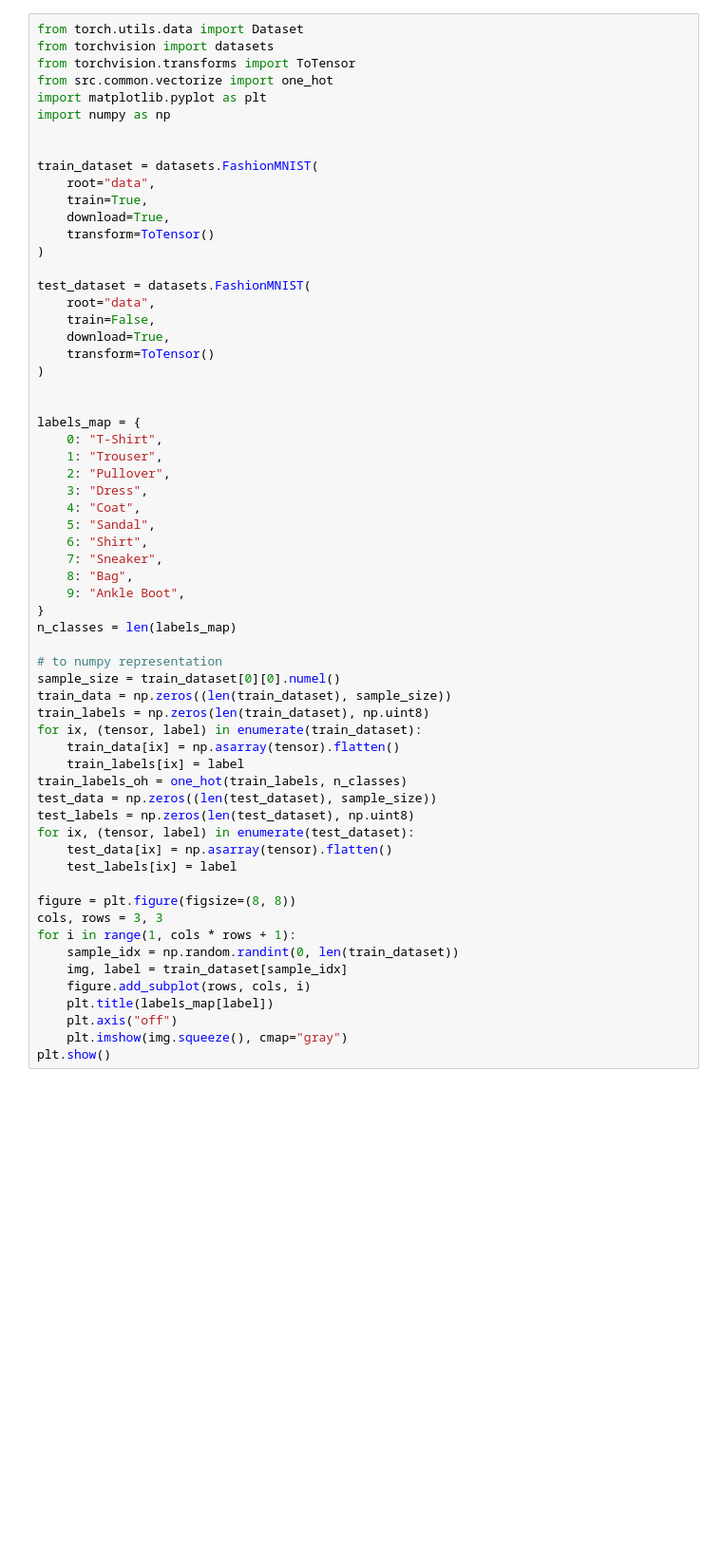
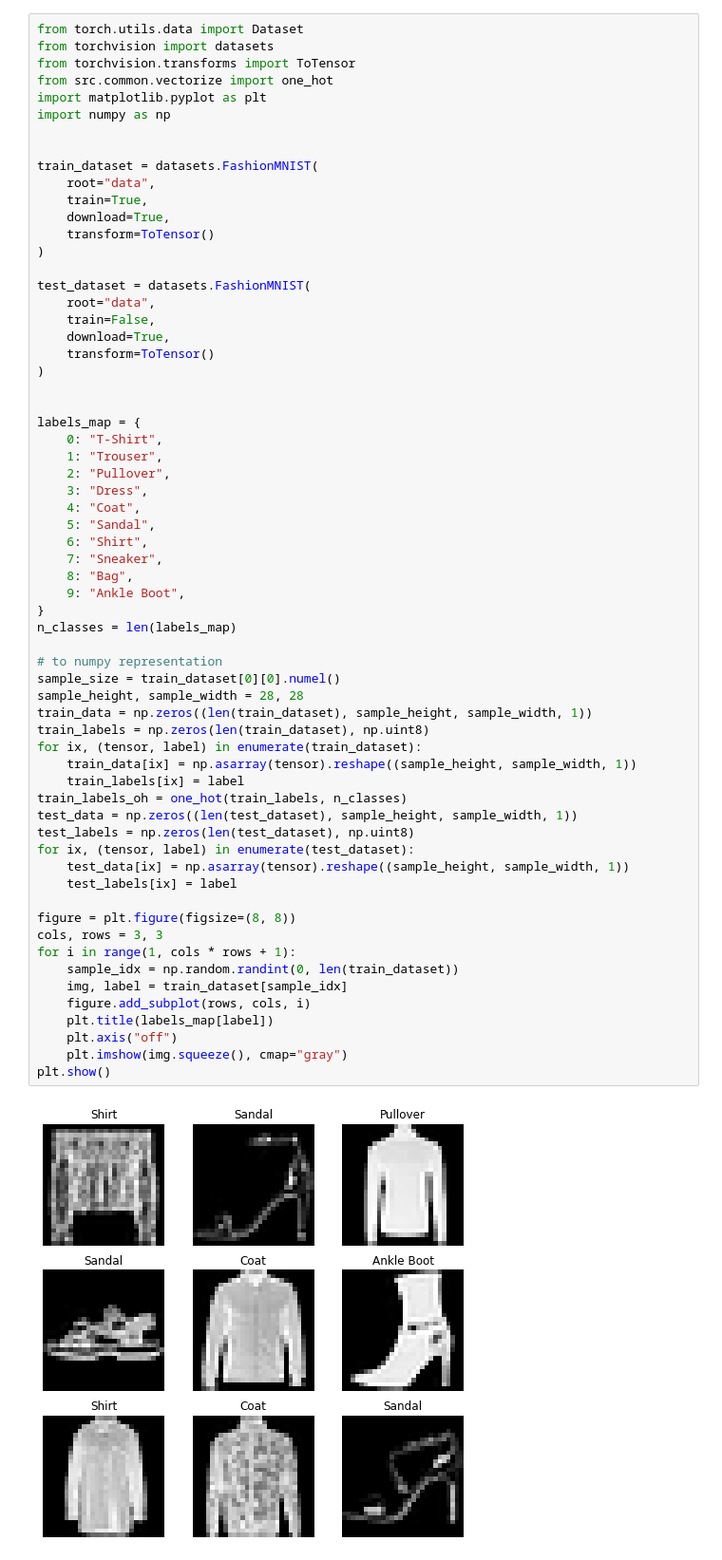
Before and after one commit to jroeger23/spass_mit_python, a Jupyter notebook: fashion_mnist_mlp.ipynb, the cells around one changed output. Shown: that part at 95% size. Drawn from its saved outputs; the diff is of its cells as text; blank space fills up the shorter version.

```diff
--- a/fashion_mnist_mlp.ipynb
+++ b/fashion_mnist_mlp.ipynb
@@ -29,37 +29,40 @@ labels_map = {
     3: "Dress",
     4: "Coat",
     5: "Sandal",
     6: "Shirt",
     7: "Sneaker",
     8: "Bag",
     9: "Ankle Boot",
 }
 n_classes = len(labels_map)
 
 # to numpy representation
 sample_size = train_dataset[0][0].numel()
-train_data = np.zeros((len(train_dataset), sample_size))
+sample_height, sample_width = 28, 28
+train_data = np.zeros((len(train_dataset), sample_height, sample_width, 1))
 train_labels = np.zeros(len(train_dataset), np.uint8)
 for ix, (tensor, label) in enumerate(train_dataset):
-    train_data[ix] = np.asarray(tensor).flatten()
+    train_data[ix] = np.asarray(tensor).reshape((sample_height, sample_width, 1))
     train_labels[ix] = label
 train_labels_oh = one_hot(train_labels, n_classes)
-test_data = np.zeros((len(test_dataset), sample_size))
+test_data = np.zeros((len(test_dataset), sample_height, sample_width, 1))
 test_labels = np.zeros(len(test_dataset), np.uint8)
 for ix, (tensor, label) in enumerate(test_dataset):
-    test_data[ix] = np.asarray(tensor).flatten()
+    test_data[ix] = np.asarray(tensor).reshape((sample_height, sample_width, 1))
     test_labels[ix] = label
 
 figure = plt.figure(figsize=(8, 8))
 cols, rows = 3, 3
 for i in range(1, cols * rows + 1):
     sample_idx = np.random.randint(0, len(train_dataset))
     img, label = train_dataset[sample_idx]
     figure.add_subplot(rows, cols, i)
     plt.title(labels_map[label])
     plt.axis("off")
     plt.imshow(img.squeeze(), cmap="gray")
 plt.show()
+# %% [output]
+[figure, added]
 # %%
 from src.neuronal_network.network import MLP
 from src.neuronal_network.activation import ReLU, SoftMax
```
Also changed, not shown: parts of 3 cells of this notebook.
